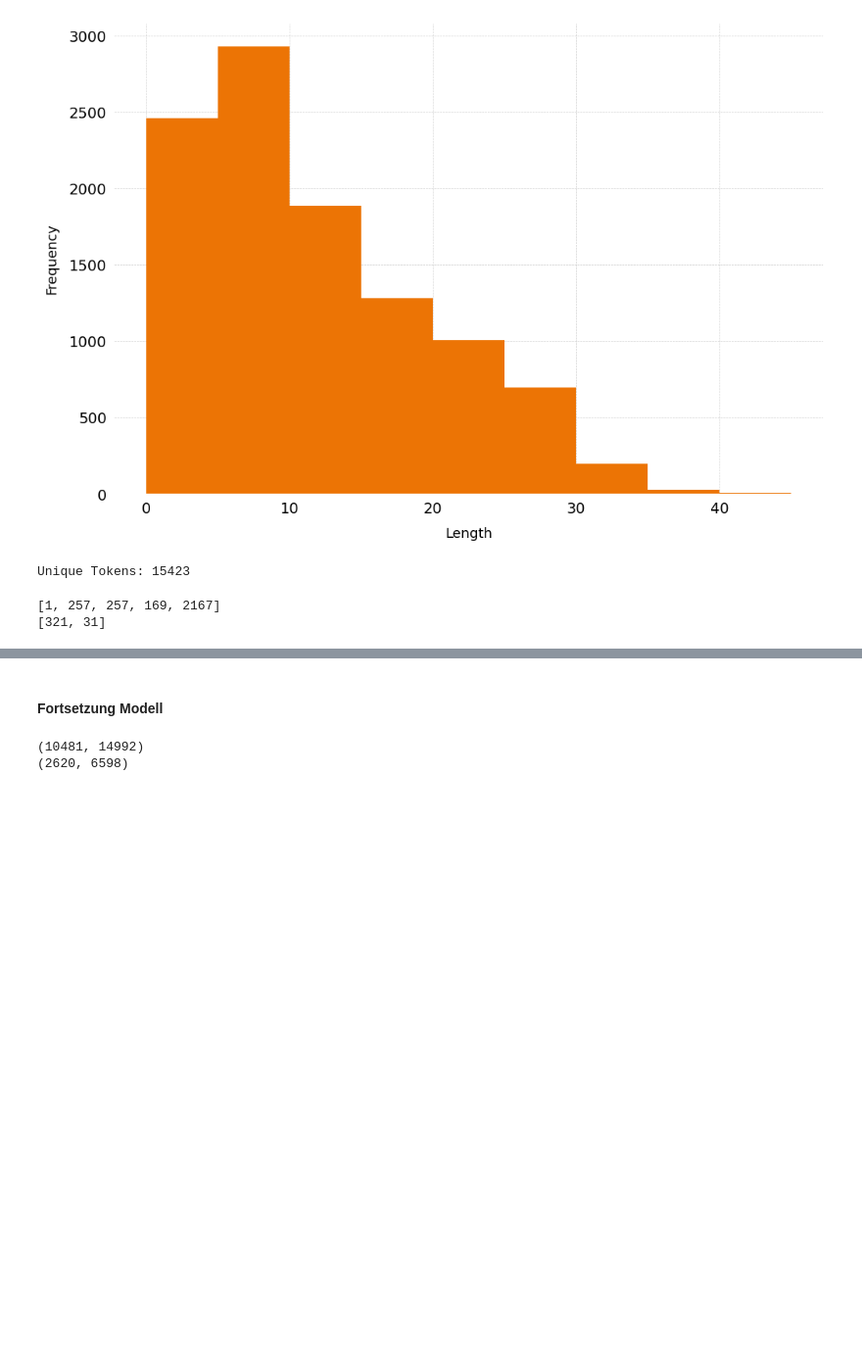
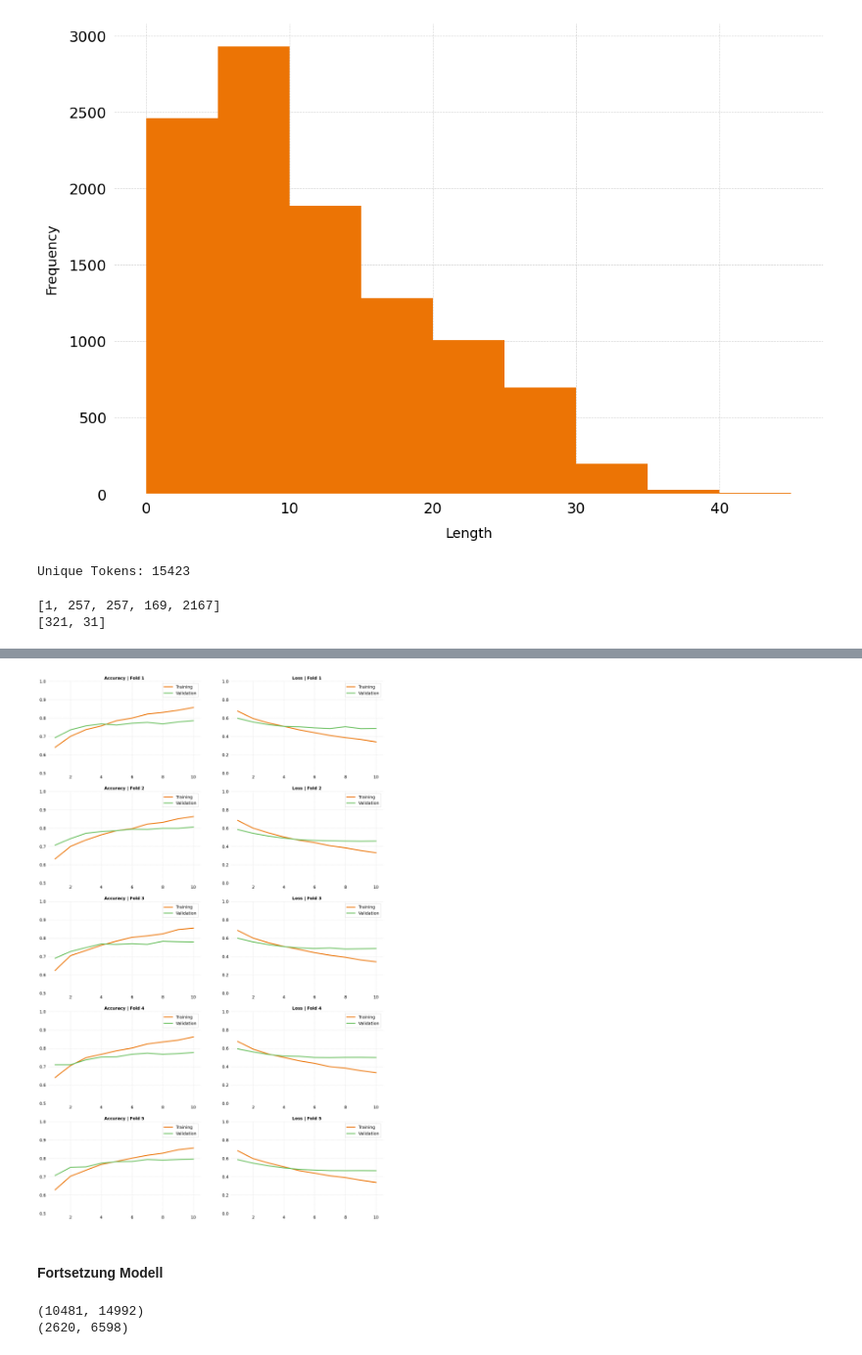
Before and after one commit to Ephelemi/invESStmENt, a Jupyter notebook: Praktikum NLP Gruppe 1/Preprocessing_Test.ipynb, the cells around one changed output, grey strips where cells are left out. Shown at 98% size. Drawn from its saved outputs; the diff is of its cells as text; code cells hidden in the pictures; blank space fills up the shorter version.

```diff
--- a/Praktikum NLP Gruppe 1/Preprocessing_Test.ipynb
+++ b/Praktikum NLP Gruppe 1/Preprocessing_Test.ipynb
@@ -223,6 +223,15 @@ y = np.asarray(dataset_train['Task'])
 # Print shapes
 print('Shape of data tensor:', X.shape)
 print('Shape of label tensor:', y.shape)
+
+def toNum(str):
+    if(str == 'OFF'): return 1
+    else: return 0
+
+y = np.array(list(map(toNum, y)))
+
+print(type(y))
+print(y)
 # %% [output]
 Shape of data tensor: (10481, 40)
 Shape of label tensor: (10481,)
@@ -229,11 +240,10 @@ Shape of label tensor: (10481,)
 # %%
-%%time
 import gensim
 from gensim.models import Word2Vec
 from gensim.utils import simple_preprocess
 from gensim.models.keyedvectors import KeyedVectors
 
-word_vectors = KeyedVectors.load_word2vec_format('./crawl-300d-2M.vec')
+word_vectors = KeyedVectors.load_word2vec_format('./Aufgabe-9/wiki-news-300d-1M.vec')
 
 embedding_dim = 300
 vocabulary_size = min(len(word_index)+1, max_features)
@@ -286,3 +294,11 @@ def cnn_model():
     model.compile(optimizer=adam, loss='binary_crossentropy', metrics=['accuracy'])
 
     return model
+# %%
+# Summary
+model = cnn_model()
+model.summary()
+
+# Plot Model
+plot_model(model, show_layer_names=False)
+plot_model(model, show_shapes=True, show_layer_names=False)
@@ -289,3 +421,45 @@ def cnn_model():
+# %%
+# Plot Training History
+fig = plt.figure(figsize=(20,32))
+
+subplots_pos = [[1,2], [3,4], [5,6], [7,8], [9,10]]
+
+for fold, [si, plot_pos] in enumerate(zip(history_list, subplots_pos)):
+
+    acc = si.history['accuracy']
+    val_acc = si.history['val_accuracy']
+    loss = si.history['loss']
+    val_loss = si.history['val_loss']
+    epochs = range(1, len(acc) + 1)
+
+    plt.subplot(5, 2, plot_pos[0])
+    plt.ylim(.5, 1)
+    plt.yticks(fontsize=14)
+    plt.xticks(fontsize=14)
+    plt.grid(zorder=0, linewidth=0.5, linestyle='--', color=plot_grey)
+    plt.tick_params(axis="both", bottom=False, left=False)
+    plt.box(on=None)
+    plt.title('Accuracy | Fold {}'.format(fold+1), fontsize=14, fontweight='bold')
+    plt.plot(epochs, acc, color=plot_rost, label='Training', linewidth=3)
+    plt.plot(epochs, val_acc, color=plot_green, label='Validation', linewidth=3)
+    plt.legend(fontsize=14)
+
+    plt.subplot(5, 2, plot_pos[1])
+    plt.ylim(0, 1)
+    plt.yticks(fontsize=14)
+    plt.xticks(fontsize=14)
+    plt.grid(zorder=0, linewidth=0.5, linestyle='--', color=plot_grey) # Alpha
+    plt.tick_params(axis="both", bottom=False, left=False)
+    plt.box(on=None)
+    plt.title('Loss | Fold {}'.format(fold+1), fontsize=14, fontweight='bold')
+    plt.plot(epochs, loss, color=plot_rost, label='Training', linewidth=3)
+    plt.plot(epochs, val_loss, color=plot_green, label='Validation', linewidth=3)
+    plt.legend(fontsize=14)
+
+#plt.savefig('./SentencePolarity_CNN_word_history.png', dpi=500, transparent=False, bbox_inches='tight')
+plt.show()
+# %% [output]
+[figure, added]
 # %% [markdown]
 #### Fortsetzung Modell
 # %%
```
Also changed, not shown: parts of 6 cells of this notebook, 1 other file.
